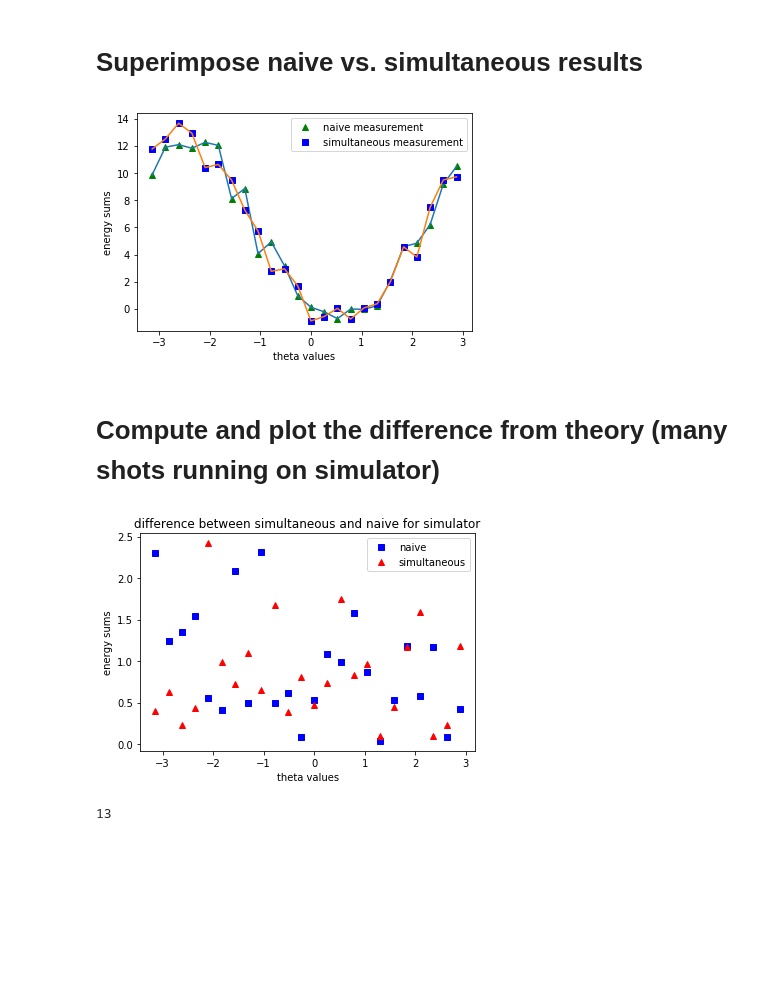
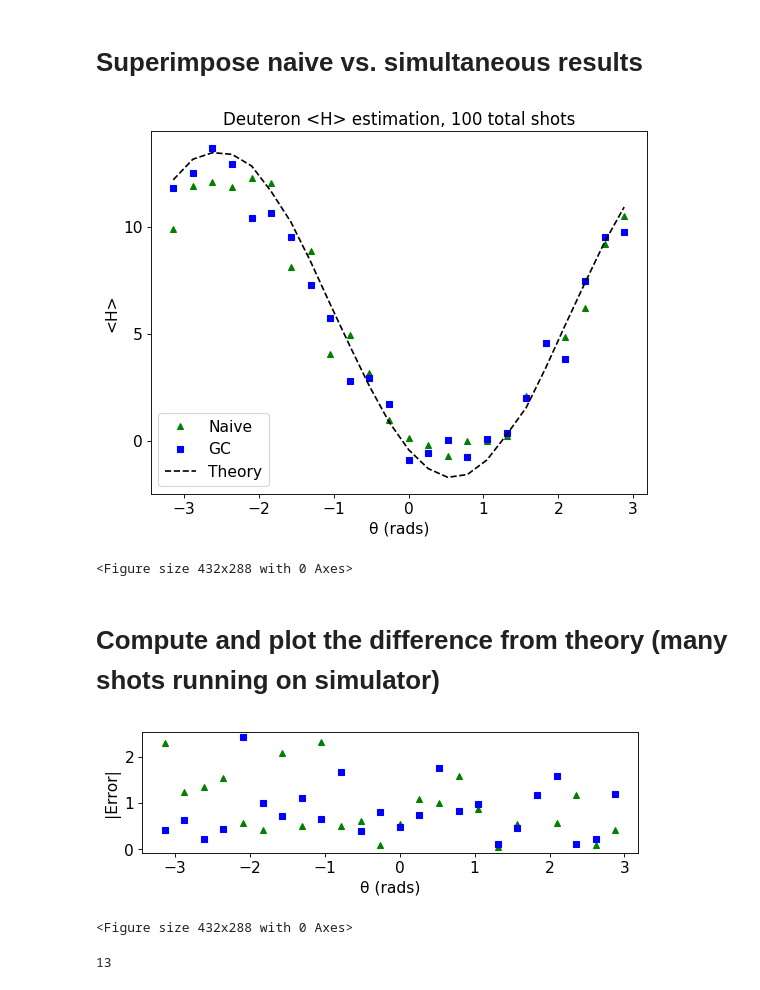
Before and after one commit to teaguetomesh/vqe-term-grouping, a Jupyter notebook: Deuteron executed on IBMQ Tokyo 20 Machine job IDs-Copy for 25_50.ipynb, the cells around one changed output. Drawn from its saved outputs; the diff is of its cells as text; code cells hidden in the pictures; blank space fills up the shorter version.

```diff
--- a/Deuteron executed on IBMQ Tokyo 20 Machine job IDs-Copy for 25_50.ipynb
+++ b/Deuteron executed on IBMQ Tokyo 20 Machine job IDs-Copy for 25_50.ipynb
@@ -286,6 +286,8 @@ for i in range (len(theta_values)):
 6.2008
 9.1976
 10.4984
+# %%
+final_result_naive = [9.8904,11.919200000000002,12.108,11.8408,12.2776,12.052,8.130400000000002,8.8728,4.068000000000001,4.94,3.1688,0.9672000000000008,0.11120000000000085,-0.22160000000000002,-0.725599999999999,-0.01519999999999988,-0.04079999999999995,0.2280000000000002,2.0696000000000003,4.58,4.839200000000001,6.2008,9.1976,10.4984]
 # %% [markdown]
 ### compute the energy sums for simultaneous measurement
 # %%
@@ -327,20 +329,42 @@ for i in range (len(theta_values)):
 7.474719999999999
 9.504640000000002
 9.734688
+# %%
+final_result_simultaneous=[11.789312,12.531039999999999,13.686624000000002,12.950975999999999,10.417824000000001,10.646688,9.495584,7.283488000000001,5.736288000000002,2.7667200000000007,2.9448640000000004,1.6948800000000006,-0.8939839999999992,-0.5684799999999993,0.03478400000000048,-0.7553599999999996,0.06156800000000029,0.3689600000000004,1.9888,4.571999999999999,3.818656,7.474719999999999,9.504640000000002,9.734688]
+# %%
+values_theory = [12.191751999999997, 13.15524, 13.462224, 13.381992, 12.837567999999997, 11.637923999999998, 10.217920000000001, 8.380472000000001, 6.38668, 4.4392, 2.5525520000000013, 0.8814480000000007, -0.42213999999999907, -1.3090319999999995, -1.7176839999999993, -1.5886079999999994, -0.9050319999999998, 0.2661680000000004, 1.5365760000000002, 3.4022159999999992, 5.413296000000001, 7.372232, 9.278692, 10.918935999999999]
 # %% [markdown]
 # Superimpose naive vs. simultaneous results
+# %%
+SMALL_SIZE = 8
+MEDIUM_SIZE = 10
+BIGGER_SIZE = 12
+
+plt.rc('font', size=12)          # controls default text sizes
+plt.rc('axes', titlesize=15)     # fontsize of the axes title
+plt.rc('axes', labelsize=14)    # fontsize of the x and y labels
+plt.rc('xtick', labelsize=14)    # fontsize of the tick labels
+plt.rc('ytick', labelsize=14)    # fontsize of the tick labels
+plt.rc('legend', fontsize=14)    # legend fontsize
+plt.rc('figure', titlesize=BIGGER_SIZE)  # fontsize of the figure title
 # %%
 import matplotlib.pyplot as plt
-plt.plot(theta_values, final_result_naive, 'g^', label = "naive measurement")
-plt.plot(theta_values, final_result_naive)
-plt.plot(theta_values, final_result_simultaneous, 'bs', label = "simultaneous measurement")
-plt.plot(theta_values, final_result_simultaneous)
+from matplotlib.pyplot import figure
+import matplotlib
+figure(num=None, figsize=(8, 6), dpi=80, facecolor='w', edgecolor='k')
+plt.plot(theta_values, final_result_naive, 'g^', label = "Naive")
+plt.plot(theta_values, final_result_simultaneous, 'bs', label = "GC")
+plt.plot(theta_values, values_theory, 'k--', label = "Theory")
 plt.legend(loc='best')
-plt.xlabel('theta values')
-plt.ylabel('energy sums')
+plt.xlabel('θ (rads)')
+plt.ylabel('<H>')
+plt.title('Deuteron <H> estimation, 100 total shots')
+matplotlib.pyplot.locator_params(axis='y', nbins=6)
 plt.show()
+plt.savefig("Deuteron_results_100.svg")
 # %% [output]
-[figure, old version]
+[figure, new version]
+<Figure size 432x288 with 0 Axes>
 # %% [markdown]
 # Compute and plot the difference from theory (many shots running on simulator)
 # %%
@@ -351,15 +375,17 @@ for theta in range(len(theta_values)):
     value2_diff.append(abs(final_result_simultaneous[theta] - values_theory[theta]))
 # %%
 import matplotlib.pyplot as plt
-plt.plot(theta_values, value_diff, 'bs', label='naive')
-plt.plot(theta_values, value2_diff, 'r^', label='simultaneous')
-plt.xlabel('theta values')
-plt.ylabel('energy sums')
-plt.title('difference between simultaneous and naive for simulator')
-plt.legend()
+from matplotlib.pyplot import figure
+figure(num=None, figsize=(8, 2), dpi=80, facecolor='w', edgecolor='k')
+plt.plot(theta_values, value_diff, 'g^', label = "Naive")
+plt.plot(theta_values, value2_diff, 'bs', label = "GC")
+plt.xlabel('θ (rads)')
+plt.ylabel('|Error|')
 plt.show()
+plt.savefig("Deuteron_error_100.svg")
 # %% [output]
-[figure, old version]
+[figure, new version]
+<Figure size 432x288 with 0 Axes>
 # %%
 len(['hi' for v1, v2 in zip(value_diff, value2_diff) if v1 > v2])
 # %% [output]
```
Also changed, not shown: 5 other files.
